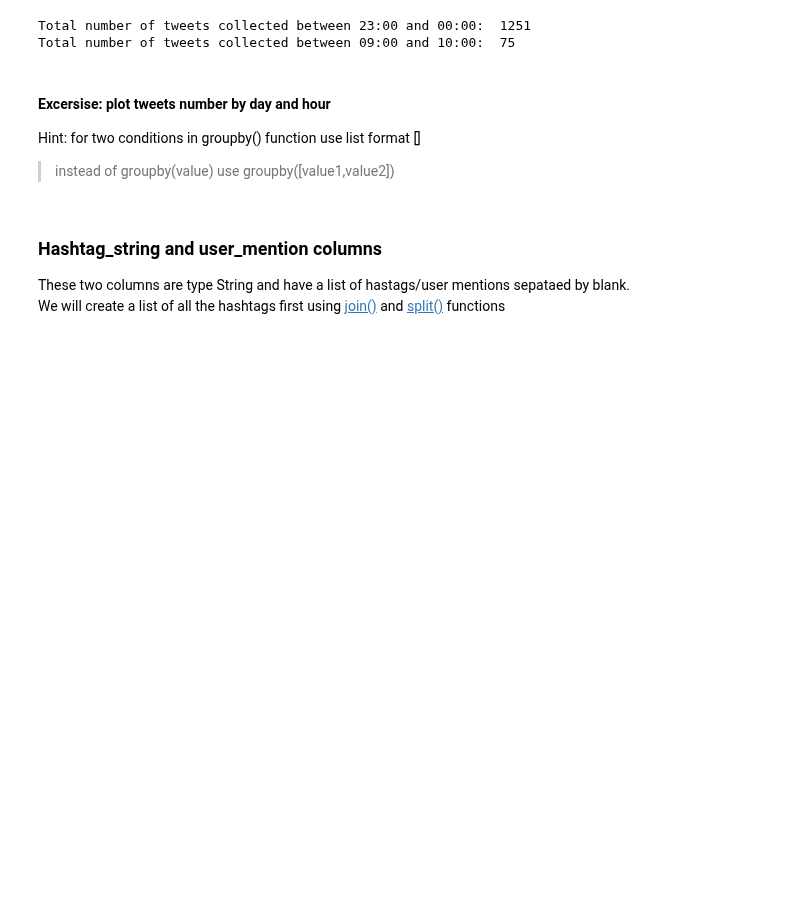
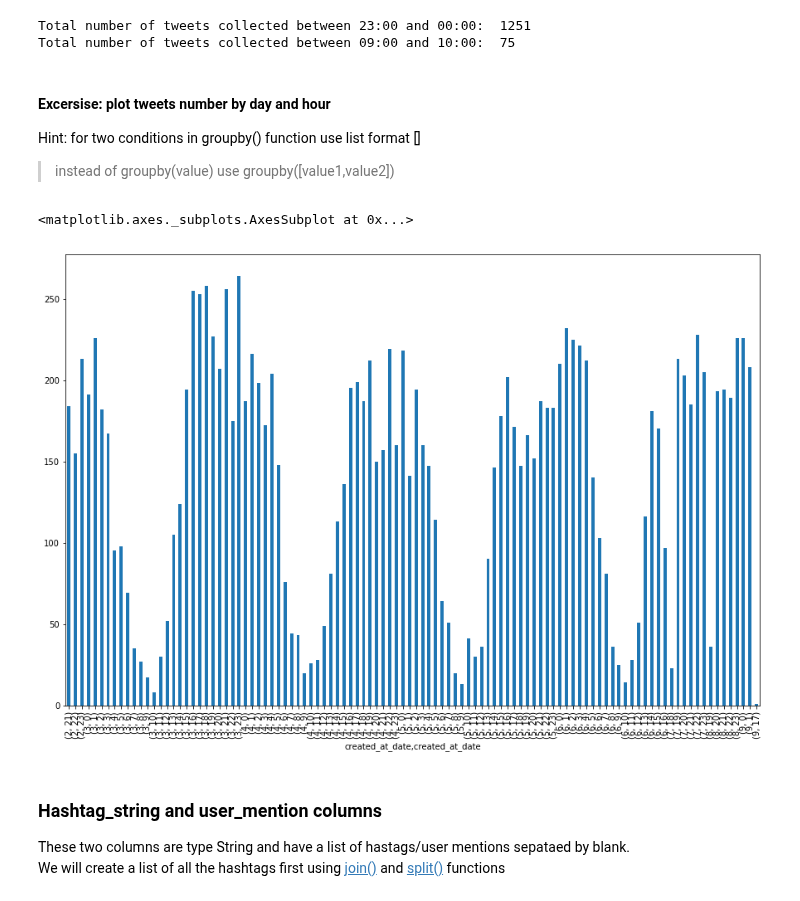
Before and after one commit to cybera/data-science-for-entrepreneurs-workshops, a Jupyter notebook: 2.Exploring_data.ipynb, the cells around one changed output. Cells and saved outputs as stored; diff of their text form; code cells hidden in the pictures; blank space fills up the shorter version.

```diff
--- a/2.Exploring_data.ipynb
+++ b/2.Exploring_data.ipynb
@@ -128,8 +130,12 @@ Total number of tweets collected between 09:00 and 10:00:  75
 Hint: for two conditions in groupby() function use list format []
 >instead of groupby(value) use groupby([value1,value2])
 # %%
-#plt.figure( figsize=(15,10))
-#tweets["created_at_date"].groupby([tweets["created_at_date"].dt.day,tweets["created_at_date"].dt.hour]).count().plot(kind="bar")
+plt.figure( figsize=(15,10))
+## this line will be hidden
+tweets["created_at_date"].groupby([tweets["created_at_date"].dt.day,tweets["created_at_date"].dt.hour]).count().plot(kind="bar")
+# %% [output]
+<matplotlib.axes._subplots.AxesSubplot at 0x...>
+[figure, added]
 # %% [markdown]
 ### Hashtag_string  and user_mention columns
 These two columns are type String and have a list of hastags/user mentions sepataed by blank.
```
Also changed, not shown: parts of 8 cells of this notebook.
